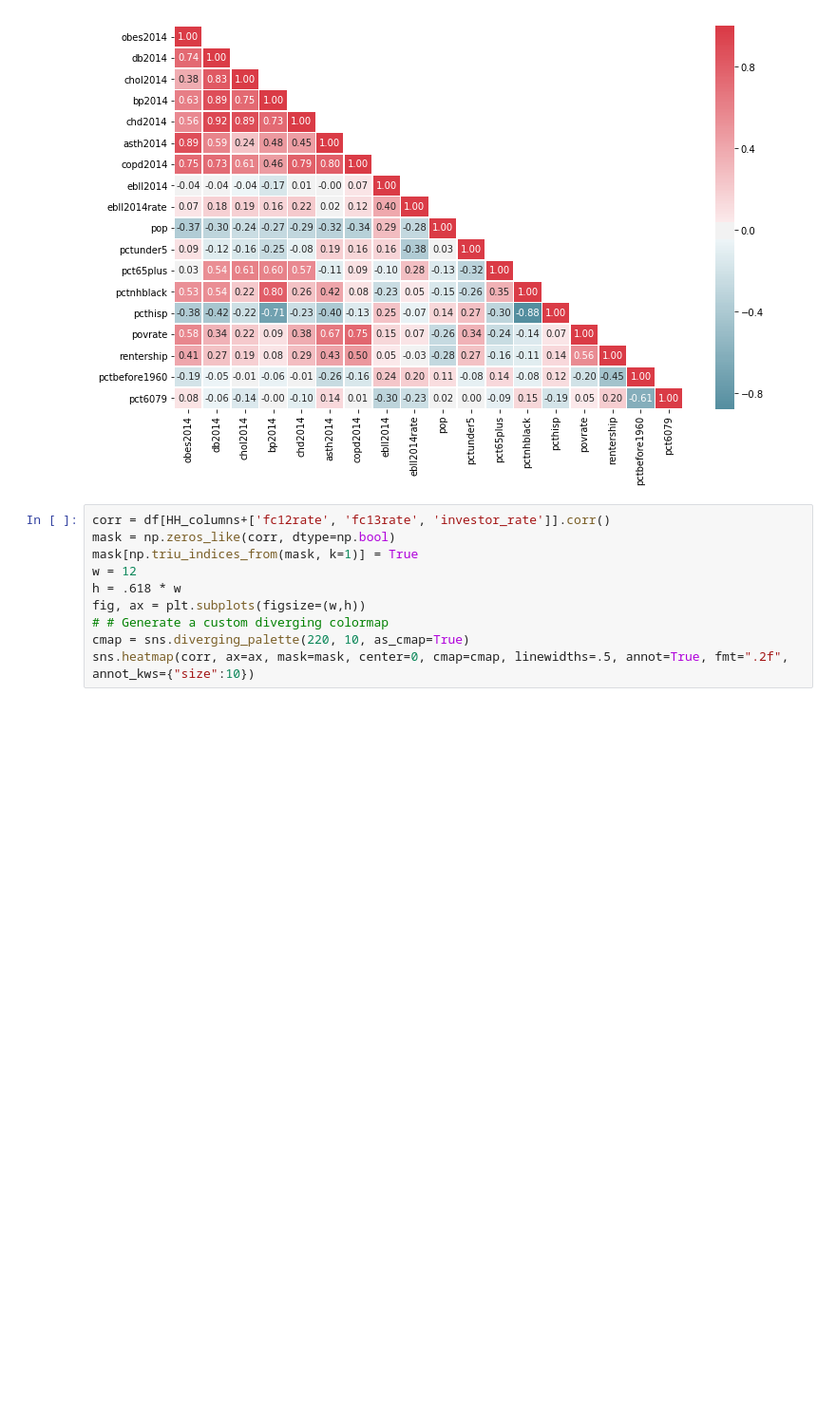
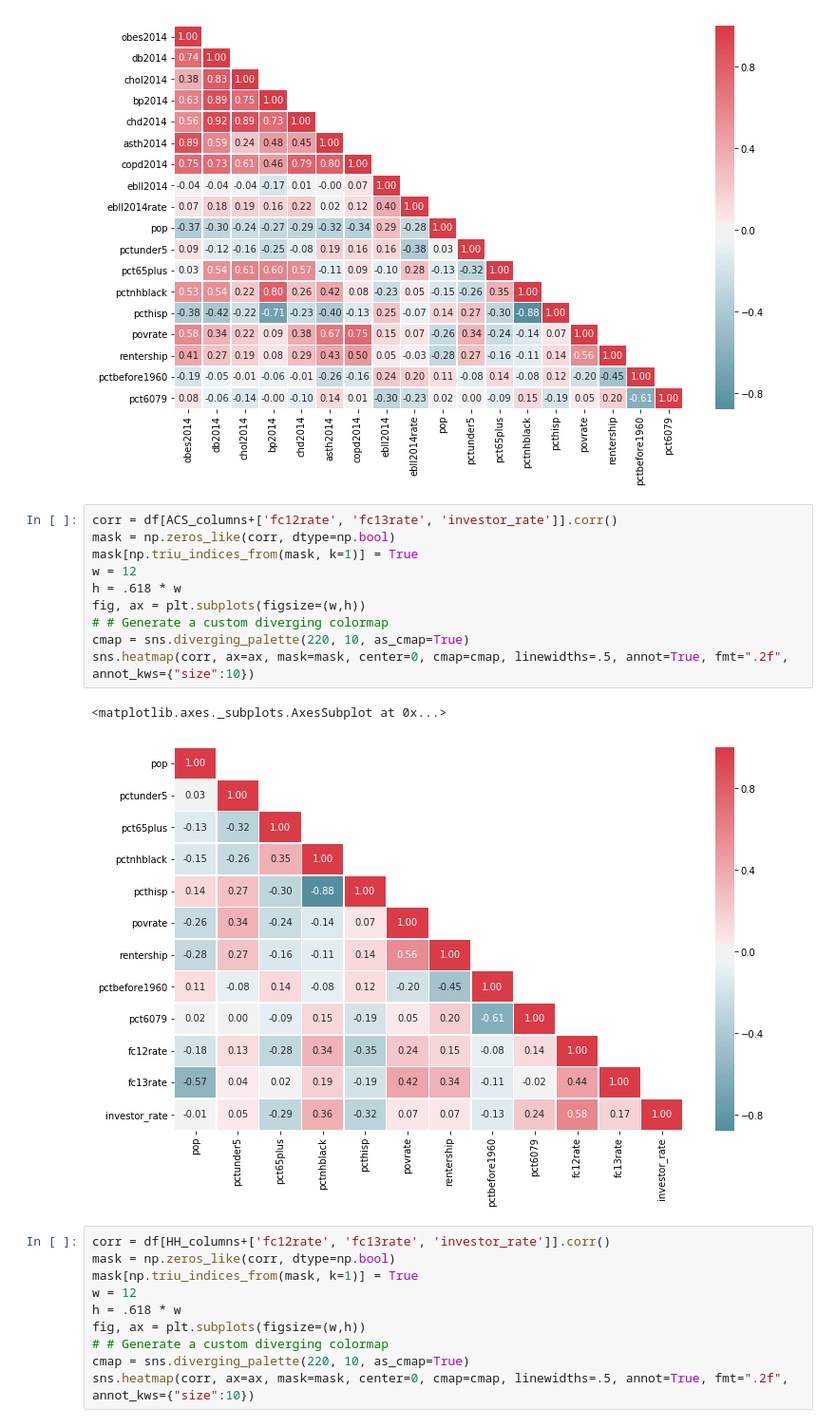
Before and after one commit to ecseymour/healthy_homes, a Jupyter notebook: HealthyHomesTractDiagnostics.ipynb, the cells around one changed output. Shown: that part at 95% size. Saved outputs shown, nothing was run; the diff lists cells and outputs as text; blank space fills up the shorter version.

```diff
--- a/HealthyHomesTractDiagnostics.ipynb
+++ b/HealthyHomesTractDiagnostics.ipynb
@@ -122,6 +128,19 @@ sns.heatmap(corr, ax=ax, mask=mask, center=0, cmap=cmap, linewidths=.5, annot=Tr
 # %% [output]
 <matplotlib.axes._subplots.AxesSubplot at 0x...>
 [figure]
+# %%
+corr = df[ACS_columns+['fc12rate', 'fc13rate', 'investor_rate']].corr()
+mask = np.zeros_like(corr, dtype=np.bool)
+mask[np.triu_indices_from(mask, k=1)] = True
+w = 12
+h = .618 * w
+fig, ax = plt.subplots(figsize=(w,h))
+# # Generate a custom diverging colormap
+cmap = sns.diverging_palette(220, 10, as_cmap=True)
+sns.heatmap(corr, ax=ax, mask=mask, center=0, cmap=cmap, linewidths=.5, annot=True, fmt=".2f", annot_kws={"size":10})
+# %% [output]
+<matplotlib.axes._subplots.AxesSubplot at 0x...>
+[figure, added]
 # %%
 corr = df[HH_columns+['fc12rate', 'fc13rate', 'investor_rate']].corr()
 mask = np.zeros_like(corr, dtype=np.bool)
```
Also changed, not shown: parts of 5 cells of this notebook.
